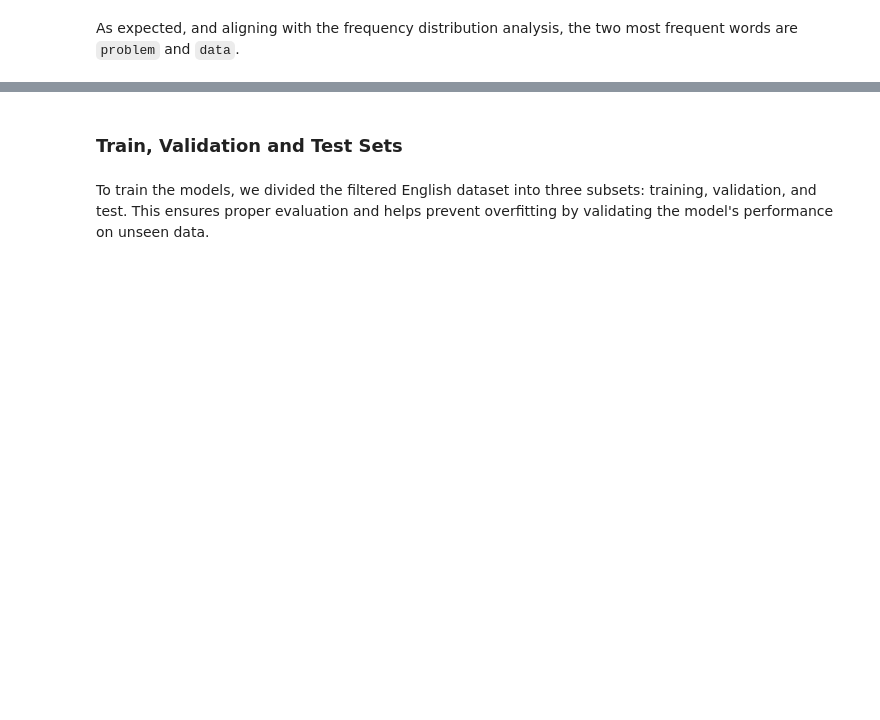
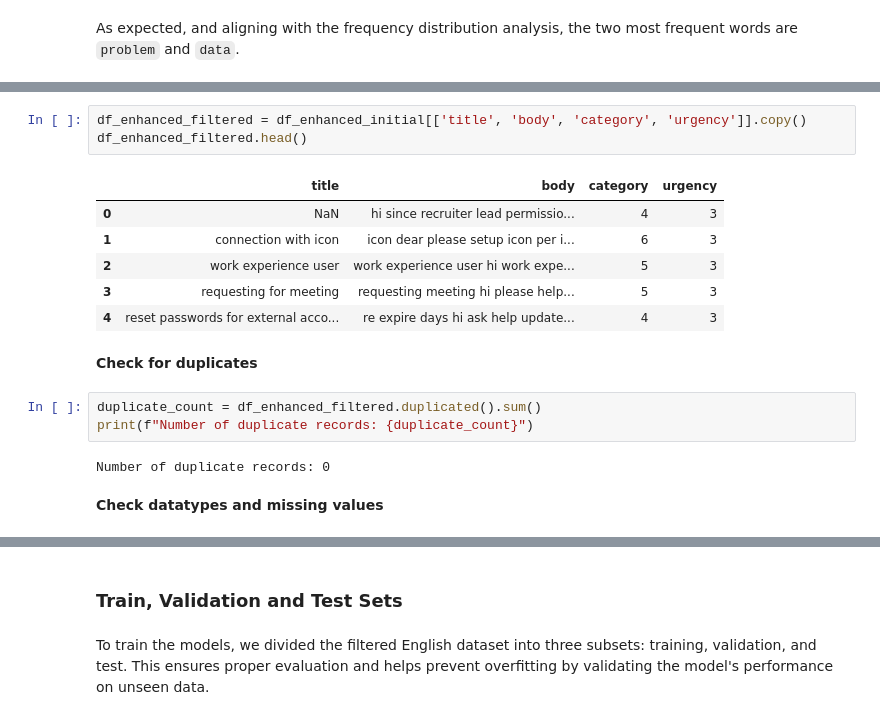
Before and after one commit to margavera/Customer-IT-Support-Text-Classification, a Jupyter notebook: notebooks/EDA.ipynb, the cells around one changed output, grey strips where cells are left out. Saved outputs shown, nothing was run; the diff lists cells and outputs as text; blank space fills up the shorter version.

```diff
--- a/notebooks/EDA.ipynb
+++ b/notebooks/EDA.ipynb
@@ -553,0 +575,19 @@ As expected, and aligning with the frequency distribution analysis, the two most
+# %%
+df_enhanced_filtered = df_enhanced_initial[['title', 'body', 'category', 'urgency']].copy()
+df_enhanced_filtered.head()
+# %% [output]
+|  | title | body | category | urgency |
+| 0 | NaN | hi since recruiter lead permissio... | 4 | 3 |
+| 1 | connection with icon | icon dear please setup icon per i... | 6 | 3 |
+| 2 | work experience user | work experience user hi work expe... | 5 | 3 |
+| 3 | requesting for meeting | requesting meeting hi please help... | 5 | 3 |
+| 4 | reset passwords for external acco... | re expire days hi ask help update... | 4 | 3 |
+# %% [markdown]
+**Check for duplicates**
+# %%
+duplicate_count = df_enhanced_filtered.duplicated().sum()
+print(f"Number of duplicate records: {duplicate_count}")
+# %% [output]
+Number of duplicate records: 0
+# %% [markdown]
+**Check datatypes and missing values**
```
Also changed, not shown: parts of 25 cells of this notebook.
